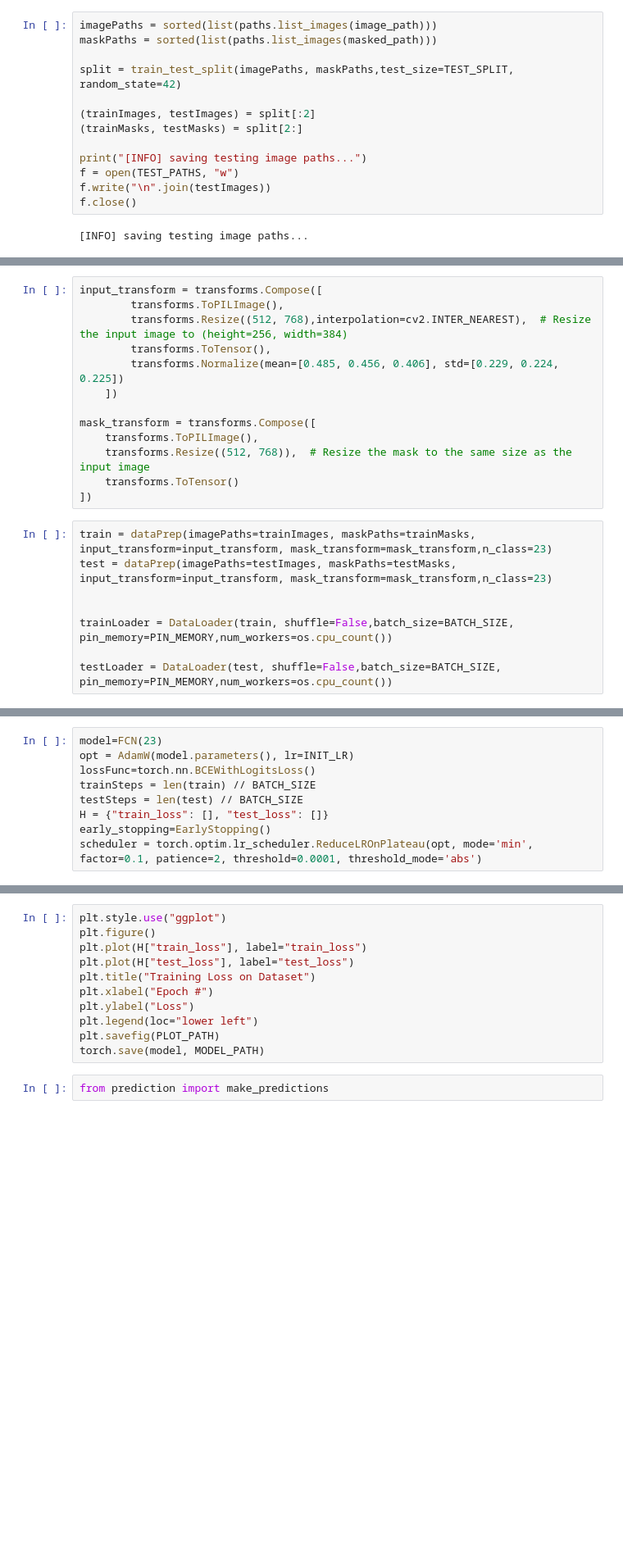
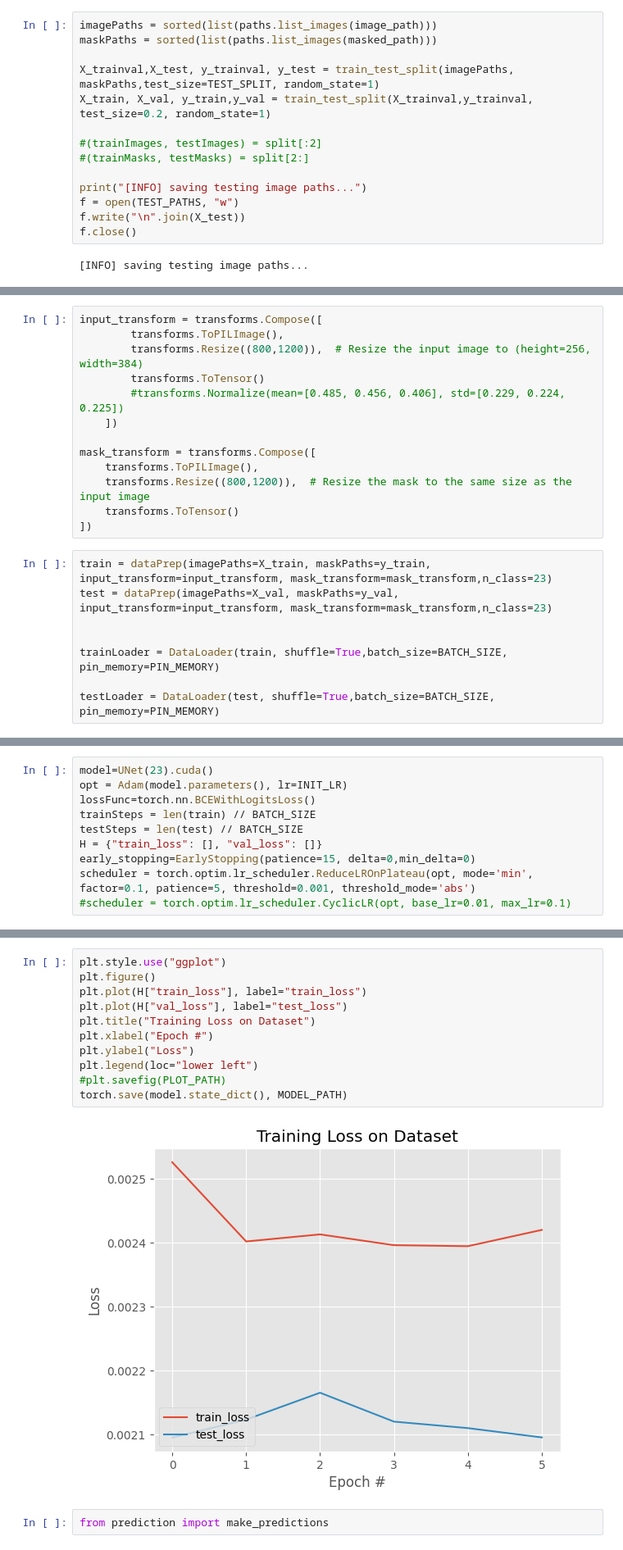
Before and after one commit to BEcemErce/Semantic_Segmentation_Drone_Images, a Jupyter notebook: main.ipynb, the cells around one changed output, grey strips where cells are left out. Shown at 82% size. Drawn from its saved outputs; the diff is of its cells as text; blank space fills up the shorter version.

```diff
--- a/main.ipynb
+++ b/main.ipynb
@@ -59,14 +54,15 @@ TEST_PATHS = os.path.sep.join([BASE_OUTPUT, "test_path.txt"])
 imagePaths = sorted(list(paths.list_images(image_path)))
 maskPaths = sorted(list(paths.list_images(masked_path)))
 
-split = train_test_split(imagePaths, maskPaths,test_size=TEST_SPLIT, random_state=42)
+X_trainval,X_test, y_trainval, y_test = train_test_split(imagePaths, maskPaths,test_size=TEST_SPLIT, random_state=1)
+X_train, X_val, y_train,y_val = train_test_split(X_trainval,y_trainval, test_size=0.2, random_state=1)
 
-(trainImages, testImages) = split[:2]
-(trainMasks, testMasks) = split[2:]
+#(trainImages, testImages) = split[:2]
+#(trainMasks, testMasks) = split[2:]
 
 print("[INFO] saving testing image paths...")
 f = open(TEST_PATHS, "w")
-f.write("\n".join(testImages))
+f.write("\n".join(X_test))
 f.close()
 # %% [output]
 [INFO] saving testing image paths...
@@ -73,21 +73,21 @@ f.close()
 # %%
 input_transform = transforms.Compose([
         transforms.ToPILImage(),
-        transforms.Resize((512, 768),interpolation=cv2.INTER_NEAREST),  # Resize the input image to (height=256, width=384)
-        transforms.ToTensor(),
-        transforms.Normalize(mean=[0.485, 0.456, 0.406], std=[0.229, 0.224, 0.225])
+        transforms.Resize((800,1200)),  # Resize the input image to (height=256, width=384)
+        transforms.ToTensor()
+        #transforms.Normalize(mean=[0.485, 0.456, 0.406], std=[0.229, 0.224, 0.225])
     ])
 
 mask_transform = transforms.Compose([
     transforms.ToPILImage(),
-    transforms.Resize((512, 768)),  # Resize the mask to the same size as the input image
+    transforms.Resize((800,1200)),  # Resize the mask to the same size as the input image
     transforms.ToTensor()
 ])
 # %%
-train = dataPrep(imagePaths=trainImages, maskPaths=trainMasks, input_transform=input_transform, mask_transform=mask_transform,n_class=23)
-test = dataPrep(imagePaths=testImages, maskPaths=testMasks, input_transform=input_transform, mask_transform=mask_transform,n_class=23)
+train = dataPrep(imagePaths=X_train, maskPaths=y_train, input_transform=input_transform, mask_transform=mask_transform,n_class=23)
+test = dataPrep(imagePaths=X_val, maskPaths=y_val, input_transform=input_transform, mask_transform=mask_transform,n_class=23)
 
 
-trainLoader = DataLoader(train, shuffle=False,batch_size=BATCH_SIZE, pin_memory=PIN_MEMORY,num_workers=os.cpu_count())
+trainLoader = DataLoader(train, shuffle=True,batch_size=BATCH_SIZE, pin_memory=PIN_MEMORY)
 
-testLoader = DataLoader(test, shuffle=False,batch_size=BATCH_SIZE, pin_memory=PIN_MEMORY,num_workers=os.cpu_count())
+testLoader = DataLoader(test, shuffle=True,batch_size=BATCH_SIZE, pin_memory=PIN_MEMORY)
@@ -94,9 +310,10 @@ testLoader = DataLoader(test, shuffle=False,batch_size=BATCH_SIZE, pin_memory=PI
 # %%
-model=FCN(23)
-opt = AdamW(model.parameters(), lr=INIT_LR)
+model=UNet(23).cuda()
+opt = Adam(model.parameters(), lr=INIT_LR)
 lossFunc=torch.nn.BCEWithLogitsLoss()
 trainSteps = len(train) // BATCH_SIZE
 testSteps = len(test) // BATCH_SIZE
-H = {"train_loss": [], "test_loss": []}
-early_stopping=EarlyStopping()
-scheduler = torch.optim.lr_scheduler.ReduceLROnPlateau(opt, mode='min', factor=0.1, patience=2, threshold=0.0001, threshold_mode='abs')
+H = {"train_loss": [], "val_loss": []}
+early_stopping=EarlyStopping(patience=15, delta=0,min_delta=0)
+scheduler = torch.optim.lr_scheduler.ReduceLROnPlateau(opt, mode='min', factor=0.1, patience=5, threshold=0.001, threshold_mode='abs')
+#scheduler = torch.optim.lr_scheduler.CyclicLR(opt, base_lr=0.01, max_lr=0.1)
@@ -212,14 +419,16 @@ Train loss: 0.001384, Test loss: 0.0012
 # %%
 plt.style.use("ggplot")
 plt.figure()
 plt.plot(H["train_loss"], label="train_loss")
-plt.plot(H["test_loss"], label="test_loss")
+plt.plot(H["val_loss"], label="test_loss")
 plt.title("Training Loss on Dataset")
 plt.xlabel("Epoch #")
 plt.ylabel("Loss")
 plt.legend(loc="lower left")
-plt.savefig(PLOT_PATH)
-torch.save(model, MODEL_PATH)
+#plt.savefig(PLOT_PATH)
+torch.save(model.state_dict(), MODEL_PATH)
+# %% [output]
+[figure, added]
 # %%
 from prediction import make_predictions
 # %%
```
Also changed, not shown: parts of 16 cells of this notebook, 3 other files.
